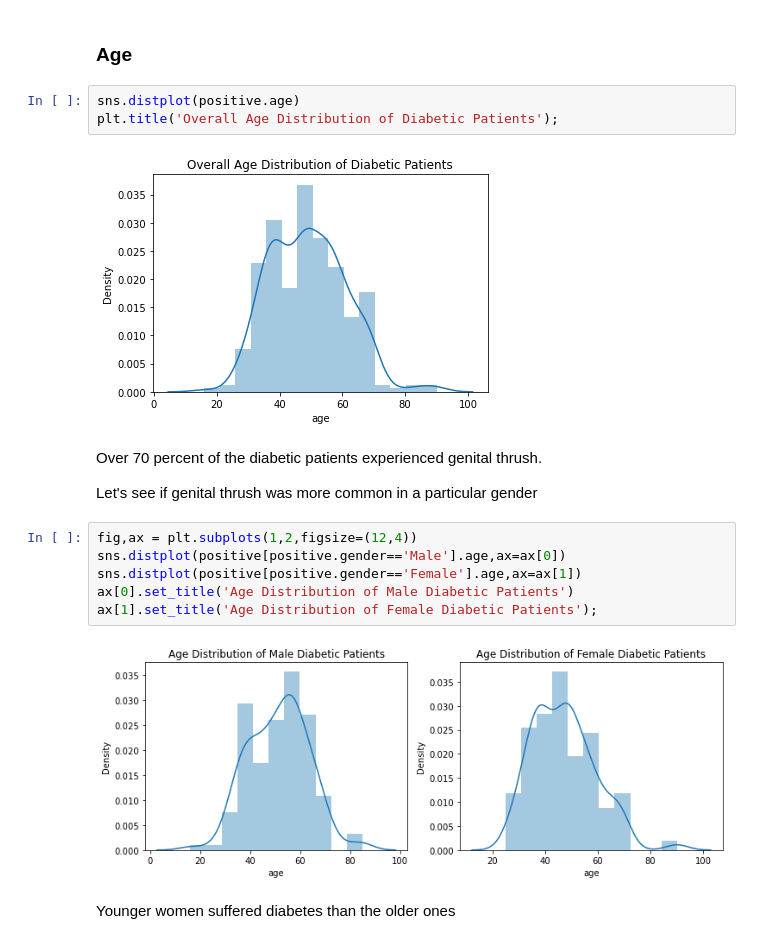
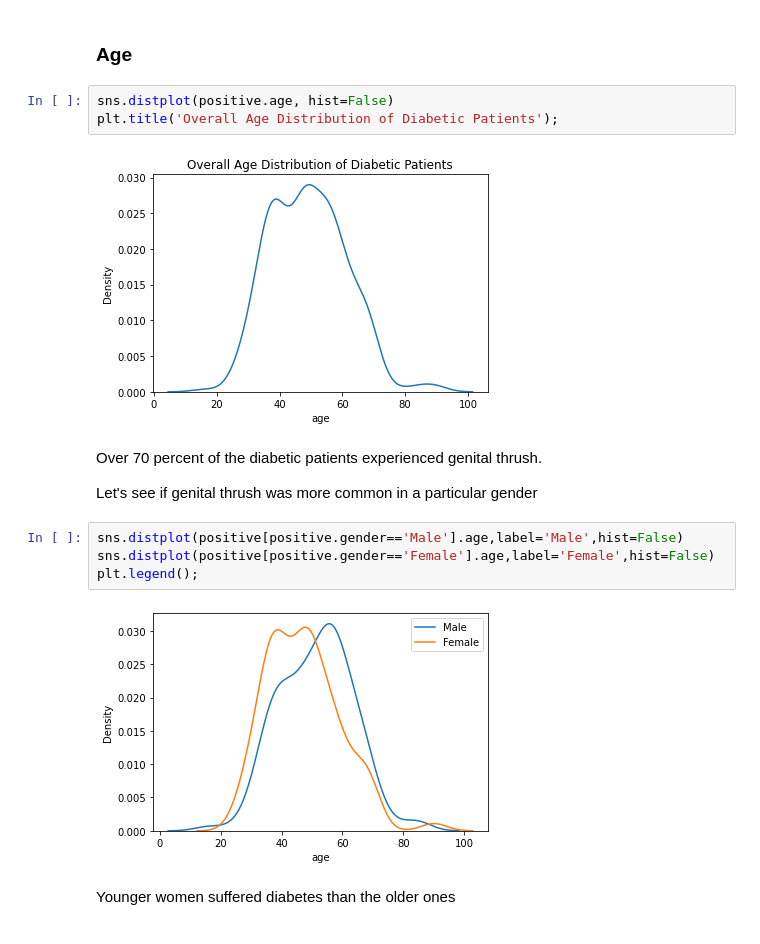
Before and after one commit to hassan-ademola/diabetes_prevention, a Jupyter notebook: diabetes_prevention.ipynb, the cells around one changed output. Saved outputs shown, nothing was run; the diff lists cells and outputs as text.

Commit message:
modified visualizations

```diff
--- a/diabetes_prevention.ipynb
+++ b/diabetes_prevention.ipynb
@@ -85,22 +85,20 @@ positive = df[df['class']=='Positive']
 # %% [markdown]
 ### Age
 # %%
-sns.distplot(positive.age)
+sns.distplot(positive.age, hist=False)
 plt.title('Overall Age Distribution of Diabetic Patients');
 # %% [output]
-[figure, old version]
+[figure, new version]
 # %% [markdown]
 Over 70 percent of the diabetic patients experienced genital thrush.
 
 Let's see if genital thrush was more common in a particular gender
 # %%
-fig,ax = plt.subplots(1,2,figsize=(12,4))
-sns.distplot(positive[positive.gender=='Male'].age,ax=ax[0])
-sns.distplot(positive[positive.gender=='Female'].age,ax=ax[1])
-ax[0].set_title('Age Distribution of Male Diabetic Patients')
-ax[1].set_title('Age Distribution of Female Diabetic Patients');
+sns.distplot(positive[positive.gender=='Male'].age,label='Male',hist=False)
+sns.distplot(positive[positive.gender=='Female'].age,label='Female',hist=False)
+plt.legend();
 # %% [output]
-[figure, old version]
+[figure, new version]
 # %% [markdown]
 Younger women suffered diabetes than the older ones
 # %% [markdown]
```
Also changed, not shown: parts of 3 cells of this notebook.
